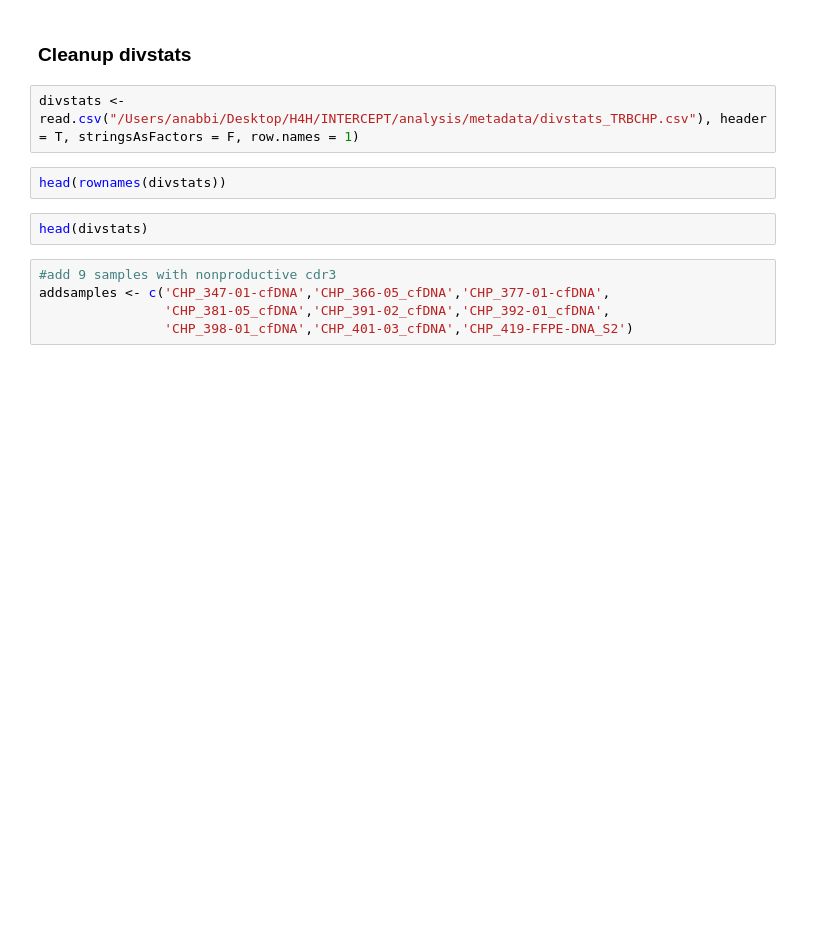
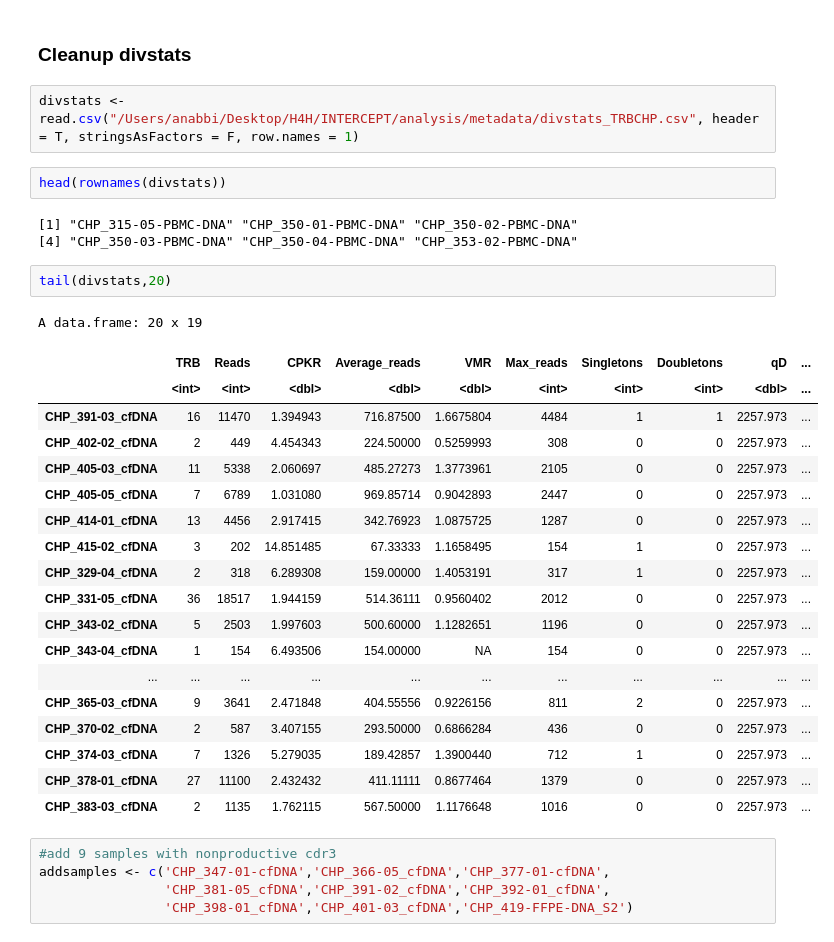
Before and after one commit to pughlab/ped_CapTCRseq, a Jupyter notebook: notebooks/02_divstats.ipynb, the cells around one changed output. Cells and saved outputs as stored; diff of their text form; blank space fills up the shorter version.

```diff
--- a/notebooks/02_divstats.ipynb
+++ b/notebooks/02_divstats.ipynb
@@ -84,11 +140,34 @@ save(file_df_dedup_trb, file = "/Users/anabbi/Desktop/H4H/INTERCEPT/analysis/met
 # %% [markdown]
 ### Cleanup divstats
 # %%
-divstats <- read.csv("/Users/anabbi/Desktop/H4H/INTERCEPT/analysis/metadata/divstats_TRBCHP.csv"), header = T, stringsAsFactors = F, row.names = 1)
+divstats <- read.csv("/Users/anabbi/Desktop/H4H/INTERCEPT/analysis/metadata/divstats_TRBCHP.csv", header = T, stringsAsFactors = F, row.names = 1)
 # %%
 head(rownames(divstats))
+# %% [output]
+[1] "CHP_315-05-PBMC-DNA" "CHP_350-01-PBMC-DNA" "CHP_350-02-PBMC-DNA"
+[4] "CHP_350-03-PBMC-DNA" "CHP_350-04-PBMC-DNA" "CHP_353-02-PBMC-DNA"
-# %%
-head(divstats)
+# %%
+tail(divstats,20)
+# %% [output]
+A data.frame: 20 x 19
+|  | TRB | Reads | CPKR | Average_reads | VMR | Max_reads | Singletons | Doubletons | qD | ... |
+|  | <int> | <int> | <dbl> | <dbl> | <dbl> | <int> | <int> | <int> | <dbl> | ... |
+| CHP_391-03_cfDNA | 16 | 11470 | 1.394943 | 716.87500 | 1.6675804 | 4484 | 1 | 1 | 2257.973 | ... |
+| CHP_402-02_cfDNA | 2 | 449 | 4.454343 | 224.50000 | 0.5259993 | 308 | 0 | 0 | 2257.973 | ... |
+| CHP_405-03_cfDNA | 11 | 5338 | 2.060697 | 485.27273 | 1.3773961 | 2105 | 0 | 0 | 2257.973 | ... |
+| CHP_405-05_cfDNA | 7 | 6789 | 1.031080 | 969.85714 | 0.9042893 | 2447 | 0 | 0 | 2257.973 | ... |
+| CHP_414-01_cfDNA | 13 | 4456 | 2.917415 | 342.76923 | 1.0875725 | 1287 | 0 | 0 | 2257.973 | ... |
+| CHP_415-02_cfDNA | 3 | 202 | 14.851485 | 67.33333 | 1.1658495 | 154 | 1 | 0 | 2257.973 | ... |
+| CHP_329-04_cfDNA | 2 | 318 | 6.289308 | 159.00000 | 1.4053191 | 317 | 1 | 0 | 2257.973 | ... |
+| CHP_331-05_cfDNA | 36 | 18517 | 1.944159 | 514.36111 | 0.9560402 | 2012 | 0 | 0 | 2257.973 | ... |
+| CHP_343-02_cfDNA | 5 | 2503 | 1.997603 | 500.60000 | 1.1282651 | 1196 | 0 | 0 | 2257.973 | ... |
+| CHP_343-04_cfDNA | 1 | 154 | 6.493506 | 154.00000 | NA | 154 | 0 | 0 | 2257.973 | ... |
+| ... | ... | ... | ... | ... | ... | ... | ... | ... | ... | ... |
+| CHP_365-03_cfDNA | 9 | 3641 | 2.471848 | 404.55556 | 0.9226156 | 811 | 2 | 0 | 2257.973 | ... |
+| CHP_370-02_cfDNA | 2 | 587 | 3.407155 | 293.50000 | 0.6866284 | 436 | 0 | 0 | 2257.973 | ... |
+| CHP_374-03_cfDNA | 7 | 1326 | 5.279035 | 189.42857 | 1.3900440 | 712 | 1 | 0 | 2257.973 | ... |
+| CHP_378-01_cfDNA | 27 | 11100 | 2.432432 | 411.11111 | 0.8677464 | 1379 | 0 | 0 | 2257.973 | ... |
+| CHP_383-03_cfDNA | 2 | 1135 | 1.762115 | 567.50000 | 1.1176648 | 1016 | 0 | 0 | 2257.973 | ... |
 # %%
 #add 9 samples with nonproductive cdr3
 addsamples <- c('CHP_347-01-cfDNA','CHP_366-05_cfDNA','CHP_377-01-cfDNA',
```
Also changed, not shown: parts of 9 cells of this notebook, 4 other files.
